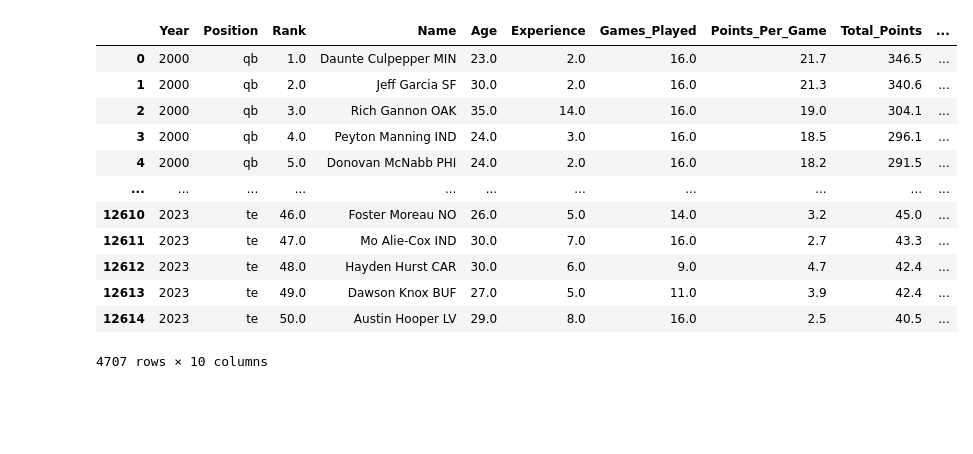
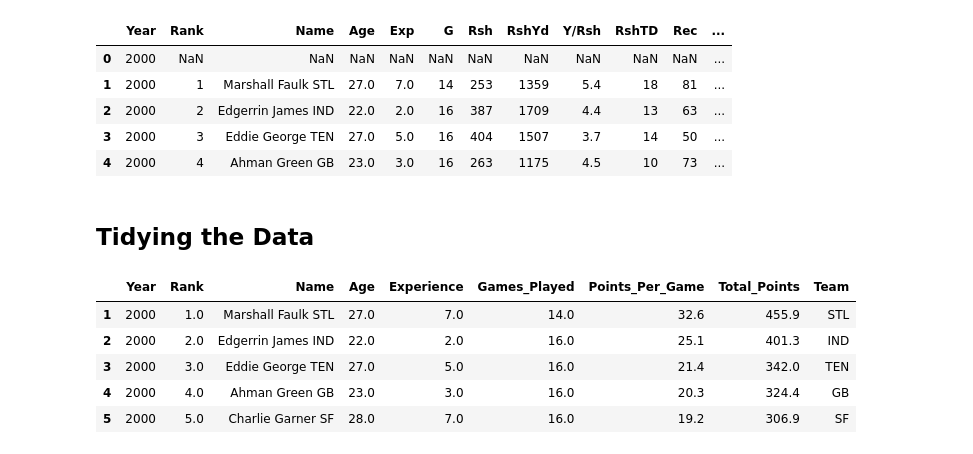
Before and after one commit to kolbymckay22/Fantasy-Football-Analysis, a Jupyter notebook: analysis.ipynb, the cells around one changed output. Drawn from its saved outputs; the diff is of its cells as text; code cells hidden in the pictures; blank space fills up the shorter version.

```diff
--- a/analysis.ipynb
+++ b/analysis.ipynb
@@ -7 +14,7 @@ import plotly.express as px
+# %%
+# Define base URL
+base_url = "https://www.footballguys.com/playerhistoricalstats?pos=rb&yr={year}&startwk=1&stopwk=17&profile=p"
+# %%
+# Specify the years we want to scrape
+years = range(2000, 2025)
 # %%
@@ -44,28 +59,37 @@ for position in positions:
+# %%
+# Create DataFrame
+fantasy_df = pd.DataFrame(all_data, columns=headers)
+fantasy_df.head(5)
+# %% [output]
+|  | Year | Rank | Name | Age | Exp | G | Rsh | RshYd | Y/Rsh | RshTD | Rec | ... |
+| 0 | 2000 | NaN | NaN | NaN | NaN | NaN | NaN | NaN | NaN | NaN | NaN | ... |
+| 1 | 2000 | 1 | Marshall Faulk STL | 27.0 | 7.0 | 14 | 253 | 1359 | 5.4 | 18 | 81 | ... |
+| 2 | 2000 | 2 | Edgerrin James IND | 22.0 | 2.0 | 16 | 387 | 1709 | 4.4 | 13 | 63 | ... |
+| 3 | 2000 | 3 | Eddie George TEN | 27.0 | 5.0 | 16 | 404 | 1507 | 3.7 | 14 | 50 | ... |
+| 4 | 2000 | 4 | Ahman Green GB | 23.0 | 3.0 | 16 | 263 | 1175 | 4.5 | 10 | 73 | ... |
+# %% [markdown]
+## Tidying the Data
 # %%
-fantasy_df = pd.DataFrame(all_data, columns=headers)
+# Drop empty rows
+fantasy_df = fantasy_df.dropna(thresh=7)
 
-fantasy_df = fantasy_df.drop(columns=['Rec', 'RecYd', 'Y/Rec', 'RecTD'])
+# Drop unneccessary columns
+fantasy_df = fantasy_df.drop(columns=['Rsh', 'RshYd', 'Y/Rsh', 'RshTD', 'Rec', 'RecYd', 'RecTD'])
 
+# Change to correct data types
 fantasy_df[['Rank', 'FP/G', 'FantPt', 'Age', 'Exp', 'G']] = fantasy_df[['Rank', 'FP/G', 'FantPt', 'Age', 'Exp', 'G']].astype(float)
 
-fantasy_df.columns = ['Year', 'Position', 'Rank', 'Name', 'Age', 'Experience', 'Games_Played', 'Points_Per_Game', 'Total_Points']
+# Rename columns
+fantasy_df.columns = ['Year', 'Rank', 'Name', 'Age', 'Experience', 'Games_Played', 'Points_Per_Game', 'Total_Points']
 
+# Create 'Team' column
 fantasy_df['Team'] = fantasy_df['Name'].apply(lambda x: x.split()[-1] if x.split()[-1].isupper() else '')
 
-fantasy_df = fantasy_df[fantasy_df['Rank'] <= 50]
-
-fantasy_df
+fantasy_df.head(5)
 # %% [output]
-|  | Year | Position | Rank | Name | Age | Experience | Games_Played | Points_Per_Game | Total_Points | ... |
-| 0 | 2000 | qb | 1.0 | Daunte Culpepper MIN | 23.0 | 2.0 | 16.0 | 21.7 | 346.5 | ... |
-| 1 | 2000 | qb | 2.0 | Jeff Garcia SF | 30.0 | 2.0 | 16.0 | 21.3 | 340.6 | ... |
-| 2 | 2000 | qb | 3.0 | Rich Gannon OAK | 35.0 | 14.0 | 16.0 | 19.0 | 304.1 | ... |
-| 3 | 2000 | qb | 4.0 | Peyton Manning IND | 24.0 | 3.0 | 16.0 | 18.5 | 296.1 | ... |
-| 4 | 2000 | qb | 5.0 | Donovan McNabb PHI | 24.0 | 2.0 | 16.0 | 18.2 | 291.5 | ... |
-| ... | ... | ... | ... | ... | ... | ... | ... | ... | ... | ... |
-| 12610 | 2023 | te | 46.0 | Foster Moreau NO | 26.0 | 5.0 | 14.0 | 3.2 | 45.0 | ... |
-| 12611 | 2023 | te | 47.0 | Mo Alie-Cox IND | 30.0 | 7.0 | 16.0 | 2.7 | 43.3 | ... |
-| 12612 | 2023 | te | 48.0 | Hayden Hurst CAR | 30.0 | 6.0 | 9.0 | 4.7 | 42.4 | ... |
-| 12613 | 2023 | te | 49.0 | Dawson Knox BUF | 27.0 | 5.0 | 11.0 | 3.9 | 42.4 | ... |
-| 12614 | 2023 | te | 50.0 | Austin Hooper LV | 29.0 | 8.0 | 16.0 | 2.5 | 40.5 | ... |
+|  | Year | Rank | Name | Age | Experience | Games_Played | Points_Per_Game | Total_Points | Team |
+| 1 | 2000 | 1.0 | Marshall Faulk STL | 27.0 | 7.0 | 14.0 | 32.6 | 455.9 | STL |
+| 2 | 2000 | 2.0 | Edgerrin James IND | 22.0 | 2.0 | 16.0 | 25.1 | 401.3 | IND |
+| 3 | 2000 | 3.0 | Eddie George TEN | 27.0 | 5.0 | 16.0 | 21.4 | 342.0 | TEN |
+| 4 | 2000 | 4.0 | Ahman Green GB | 23.0 | 3.0 | 16.0 | 20.3 | 324.4 | GB |
+| 5 | 2000 | 5.0 | Charlie Garner SF | 28.0 | 7.0 | 16.0 | 19.2 | 306.9 | SF |
-4707 rows × 10 columns
```
Also changed, not shown: parts of 19 cells of this notebook, 2 other files.
